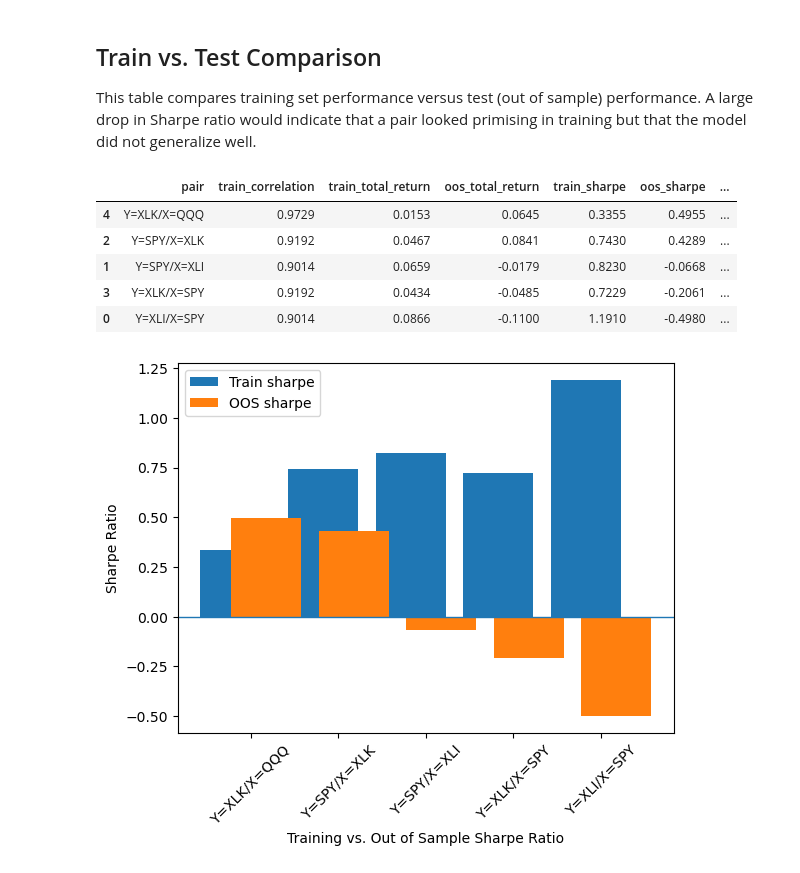
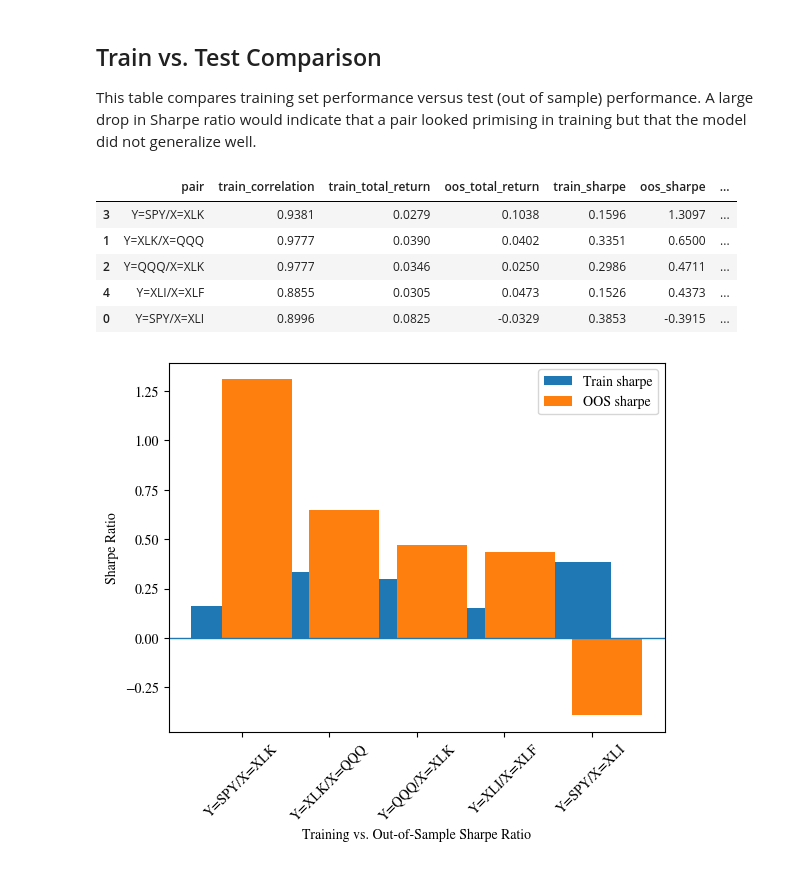
Before and after one commit to jamienordio/pairs-trading-backtest, a Jupyter notebook: notebooks/04_out_of_sample_validation.ipynb, the cells around one changed output. Drawn from its saved outputs; the diff is of its cells as text; code cells hidden in the pictures.

```diff
--- a/notebooks/04_out_of_sample_validation.ipynb
+++ b/notebooks/04_out_of_sample_validation.ipynb
@@ -9,6 +9,10 @@ The goal here is to avoid look-ahead bias and assess whether the strategy has ev
 # imports
 import sys
 from pathlib import Path
+import os
+
+output_folder = os.path.join("..", "figures")
+os.makedirs(output_folder, exist_ok=True)
 
 import numpy as np
 import pandas as pd
@@ -19,4 +23,7 @@ PROJECT_ROOT = Path.cwd().parent if Path.cwd().name == "notebooks" else Path.cwd
 if str(PROJECT_ROOT) not in sys.path:
     sys.path.insert(0, str(PROJECT_ROOT))
 
-PROJECT_ROOT
+plt.rcParams.update({
+    "mathtext.fontset": "stix",
+    "font.family": "STIXGeneral"
+})
@@ -93,12 +98,12 @@ The training set is used to selected candidate pairs and regression directions.
 # %%
 # training set
 train_start = "2015-01-01"
-train_end = "2023-12-31"
+train_end = "2022-12-31"
 train_prices = prices.loc[train_start:train_end]
 train_returns = compute_simple_returns(train_prices)
 
 # test set
-test_start = "2024-01-01"
+test_start = "2023-01-01"
 test_end = "2026-01-01"
 test_prices = prices.loc[test_start:test_end]
 test_returns = compute_simple_returns(test_prices)
@@ -284,15 +289,18 @@ selected_directed_pairs[
 The selected directed pairs are now evaluated from 2020 onward. No pair selection, direction selection, or parameter tuning is performed using the test period.
 # %%
 selected_oos_results = []
+selected_oos_returns = []
 
 for _, row in selected_directed_pairs.iterrows():
     ticker_y = row["ticker_y"]
     ticker_x = row["ticker_x"]
     train_correlation = row["train_correlation"]
 
-    print(f"Running OOS Y={ticker_y}/X={ticker_x}...")
+    pair_name = f"Y={ticker_y}/X={ticker_x}"
 
-    metrics = run_dynamic_beta_backtest(
+    print(f"Running OOS {pair_name}...")
+
+    metrics, strategy_returns = run_dynamic_beta_backtest(
         prices=prices,
         ticker_y=ticker_y,
         ticker_x=ticker_x,
@@ -303,12 +311,16 @@ for _, row in selected_directed_pairs.iterrows():
         transaction_cost_bps=transaction_cost_bps,
         evaluation_start=test_start,
         evaluation_end=test_end,
+        return_returns=True,
     )
 
-    metrics["pair"] = f"Y={ticker_y}/X={ticker_x}"
+    metrics["pair"] = pair_name
     metrics["ticker_y"] = ticker_y
     metrics["ticker_x"] = ticker_x
     metrics["train_correlation"] = train_correlation
 
     selected_oos_results.append(metrics)
+
+    strategy_returns.name = pair_name
+    selected_oos_returns.append(strategy_returns)
 # %% [output]
@@ -384,26 +396,28 @@ generalization[
 ].sort_values("oos_sharpe", ascending=False).round(4)
 # %% [output]
 |  | pair | train_correlation | train_total_return | oos_total_return | train_sharpe | oos_sharpe | ... |
-| 4 | Y=XLK/X=QQQ | 0.9729 | 0.0153 | 0.0645 | 0.3355 | 0.4955 | ... |
-| 2 | Y=SPY/X=XLK | 0.9192 | 0.0467 | 0.0841 | 0.7430 | 0.4289 | ... |
-| 1 | Y=SPY/X=XLI | 0.9014 | 0.0659 | -0.0179 | 0.8230 | -0.0668 | ... |
-| 3 | Y=XLK/X=SPY | 0.9192 | 0.0434 | -0.0485 | 0.7229 | -0.2061 | ... |
-| 0 | Y=XLI/X=SPY | 0.9014 | 0.0866 | -0.1100 | 1.1910 | -0.4980 | ... |
+| 3 | Y=SPY/X=XLK | 0.9381 | 0.0279 | 0.1038 | 0.1596 | 1.3097 | ... |
+| 1 | Y=XLK/X=QQQ | 0.9777 | 0.0390 | 0.0402 | 0.3351 | 0.6500 | ... |
+| 2 | Y=QQQ/X=XLK | 0.9777 | 0.0346 | 0.0250 | 0.2986 | 0.4711 | ... |
+| 4 | Y=XLI/X=XLF | 0.8855 | 0.0305 | 0.0473 | 0.1526 | 0.4373 | ... |
+| 0 | Y=SPY/X=XLI | 0.8996 | 0.0825 | -0.0329 | 0.3853 | -0.3915 | ... |
 # %%
 # plot train versus test sharpe
 plot_df = generalization.sort_values("oos_sharpe", ascending=False)
 
 x = np.arange(len(plot_df))
 width = 0.35
 
 plt.bar(x-width/2, plot_df["train_sharpe"], label="Train sharpe")
 plt.bar(x+width/2, plot_df["oos_sharpe"], label="OOS sharpe")
 
 plt.axhline(0, linewidth=1)
 plt.xticks(x, plot_df["pair"], rotation=45)
 plt.ylabel("Sharpe Ratio")
-plt.xlabel("Training vs. Out of Sample Sharpe Ratio")
+plt.xlabel("Training vs. Out-of-Sample Sharpe Ratio")
 plt.legend()
+file_path = os.path.join(output_folder, f"train_versus_oos_sharpe_top5.jpg")
+plt.savefig(file_path)
 plt.show()
 # %% [output]
-[figure, old version]
+[figure, new version]
```
Also changed, not shown: parts of 16 cells of this notebook.
